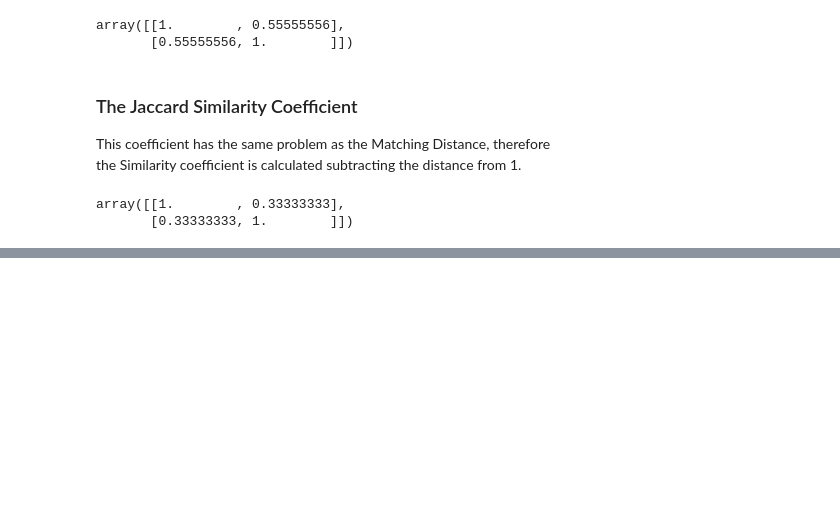
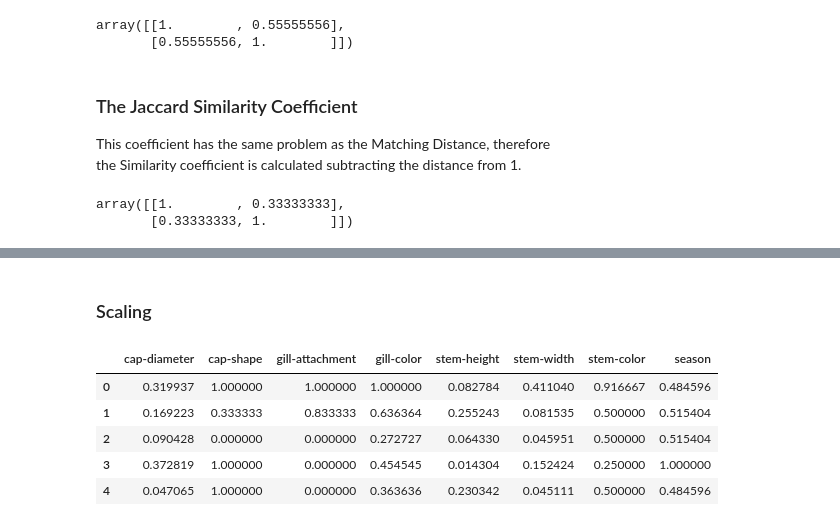
Before and after one commit to fernandohitmas/unstructured_data_mining, a Jupyter notebook: scripts/similarity_measures.ipynb, the cells around one changed output, grey strips where cells are left out. Saved outputs shown, nothing was run; the diff lists cells and outputs as text; code cells hidden in the pictures; blank space fills up the shorter version.

```diff
--- a/scripts/similarity_measures.ipynb
+++ b/scripts/similarity_measures.ipynb
@@ -374,0 +461,2 @@ array([[1.        , 0.33333333],
+# %% [markdown]
+### Scaling
@@ -374,0 +472,9 @@ array([[1.        , 0.33333333],
+# %%
+X_scaled_train.head()
+# %% [output]
+|  | cap-diameter | cap-shape | gill-attachment | gill-color | stem-height | stem-width | stem-color | season |
+| 0 | 0.319937 | 1.000000 | 1.000000 | 1.000000 | 0.082784 | 0.411040 | 0.916667 | 0.484596 |
+| 1 | 0.169223 | 0.333333 | 0.833333 | 0.636364 | 0.255243 | 0.081535 | 0.500000 | 0.515404 |
+| 2 | 0.090428 | 0.000000 | 0.000000 | 0.272727 | 0.064330 | 0.045951 | 0.500000 | 0.515404 |
+| 3 | 0.372819 | 1.000000 | 0.000000 | 0.454545 | 0.014304 | 0.152424 | 0.250000 | 1.000000 |
+| 4 | 0.047065 | 1.000000 | 0.000000 | 0.363636 | 0.230342 | 0.045111 | 0.500000 | 0.484596 |
```
Also changed, not shown: parts of 22 cells of this notebook.
